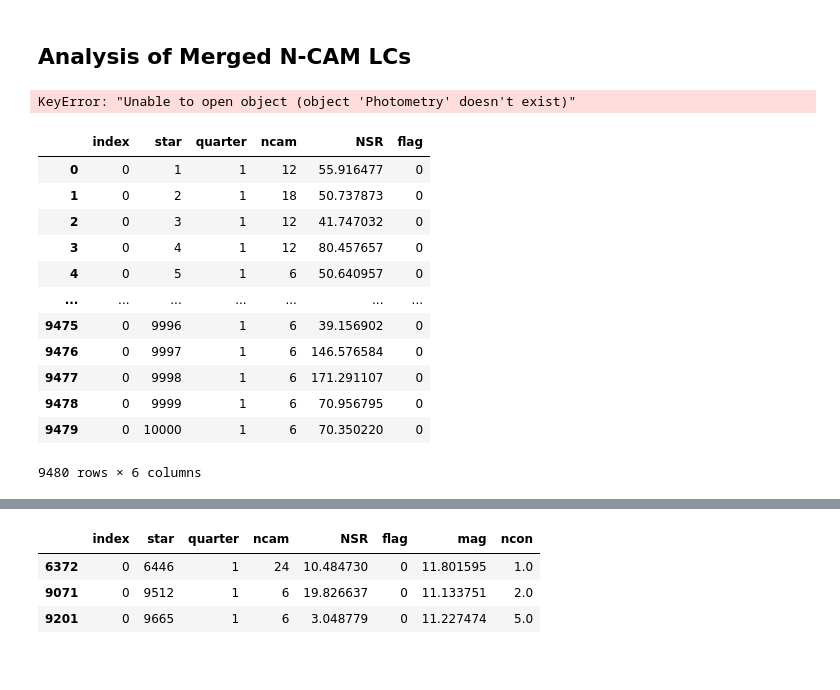
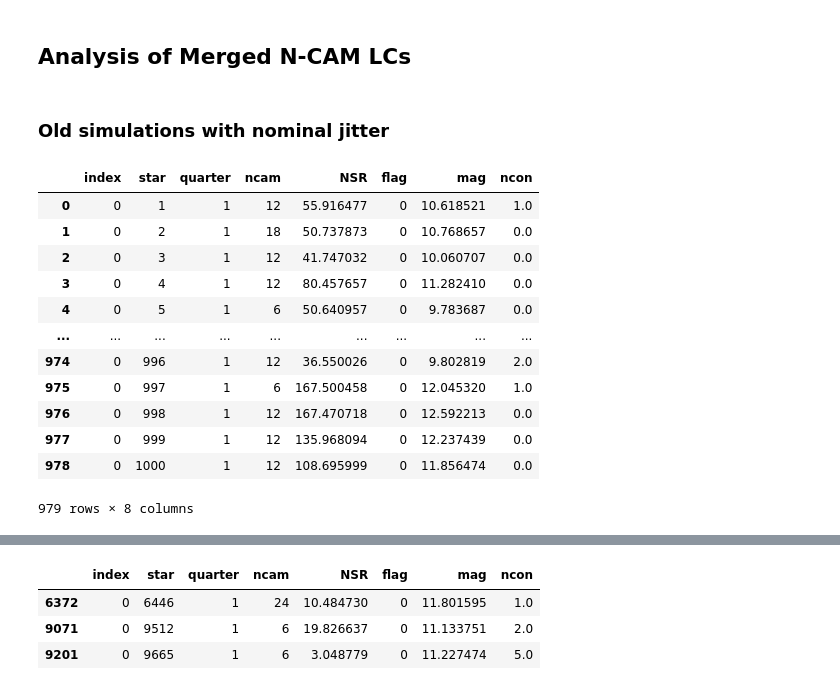
Before and after one commit to ivs-kuleuven/platosim3, a Jupyter notebook: docs/technicalnotes/PlatoSim3Paper/NSR.ipynb, the cells around one changed output, grey strips where cells are left out. Saved outputs shown, nothing was run; the diff lists cells and outputs as text; code cells hidden in the pictures.

```diff
--- a/docs/technicalnotes/PlatoSim3Paper/NSR.ipynb
+++ b/docs/technicalnotes/PlatoSim3Paper/NSR.ipynb
@@ -103,0 +156,3 @@ lc.plot(time_unit="h", flux_unit='ppm', ncam=ncam, quarter=1, binsize=1, alpha=0
+# %%
+lcs = LightCurve(idir, mode="multi")
+lcs.run_NSRvsMag_analysis_perStar_test(ofile, vfile, 10, suffix="hdf5")
@@ -104,27 +175,28 @@ lc.plot(time_unit="h", flux_unit='ppm', ncam=ncam, quarter=1, binsize=1, alpha=0
 # %% [markdown]
 ## Analysis of Merged N-CAM LCs
+# %% [markdown]
+### Old simulations with nominal jitter
 # %%
-ofile = idir1 + "/results_per_star_jitterx3.ftr"
+idir  = "/lhome/nicholas/data/platosimPaper/NSR_old"
+ofile = idir + "/results_per_star_old.ftr"
-# %%
-lcs = LightCurve(idir1, mode="multi")
-lcs.run_NSRvsMag_analysis_perStar(ofile, 10000, suffix="hdf5")
-# %% [output]
-KeyError: "Unable to open object (object 'Photometry' doesn't exist)"
+# %%
+lcs = LightCurve(idir, mode="multi")
+lcs.run_NSRvsMag_analysis_perStar(ofile, 1000, suffix="hdf5")
 # %%
 # Load results and sort logically
-df = pd.read_feather(ofile)
+df = add_mag_column(vfile, pd.read_feather(ofile))
 df
 # %% [output]
-|  | index | star | quarter | ncam | NSR | flag |
-| 0 | 0 | 1 | 1 | 12 | 55.916477 | 0 |
-| 1 | 0 | 2 | 1 | 18 | 50.737873 | 0 |
-| 2 | 0 | 3 | 1 | 12 | 41.747032 | 0 |
-| 3 | 0 | 4 | 1 | 12 | 80.457657 | 0 |
-| 4 | 0 | 5 | 1 | 6 | 50.640957 | 0 |
-| ... | ... | ... | ... | ... | ... | ... |
-| 9475 | 0 | 9996 | 1 | 6 | 39.156902 | 0 |
-| 9476 | 0 | 9997 | 1 | 6 | 146.576584 | 0 |
-| 9477 | 0 | 9998 | 1 | 6 | 171.291107 | 0 |
-| 9478 | 0 | 9999 | 1 | 6 | 70.956795 | 0 |
-| 9479 | 0 | 10000 | 1 | 6 | 70.350220 | 0 |
+|  | index | star | quarter | ncam | NSR | flag | mag | ncon |
+| 0 | 0 | 1 | 1 | 12 | 55.916477 | 0 | 10.618521 | 1.0 |
+| 1 | 0 | 2 | 1 | 18 | 50.737873 | 0 | 10.768657 | 0.0 |
+| 2 | 0 | 3 | 1 | 12 | 41.747032 | 0 | 10.060707 | 0.0 |
+| 3 | 0 | 4 | 1 | 12 | 80.457657 | 0 | 11.282410 | 0.0 |
+| 4 | 0 | 5 | 1 | 6 | 50.640957 | 0 | 9.783687 | 0.0 |
+| ... | ... | ... | ... | ... | ... | ... | ... | ... |
+| 974 | 0 | 996 | 1 | 12 | 36.550026 | 0 | 9.802819 | 2.0 |
+| 975 | 0 | 997 | 1 | 6 | 167.500458 | 0 | 12.045320 | 1.0 |
+| 976 | 0 | 998 | 1 | 12 | 167.470718 | 0 | 12.592213 | 0.0 |
+| 977 | 0 | 999 | 1 | 12 | 135.968094 | 0 | 12.237439 | 0.0 |
+| 978 | 0 | 1000 | 1 | 12 | 108.695999 | 0 | 11.856474 | 0.0 |
-9480 rows × 6 columns
+979 rows × 8 columns
```
Also changed, not shown: parts of 54 cells of this notebook, 4 other files.
